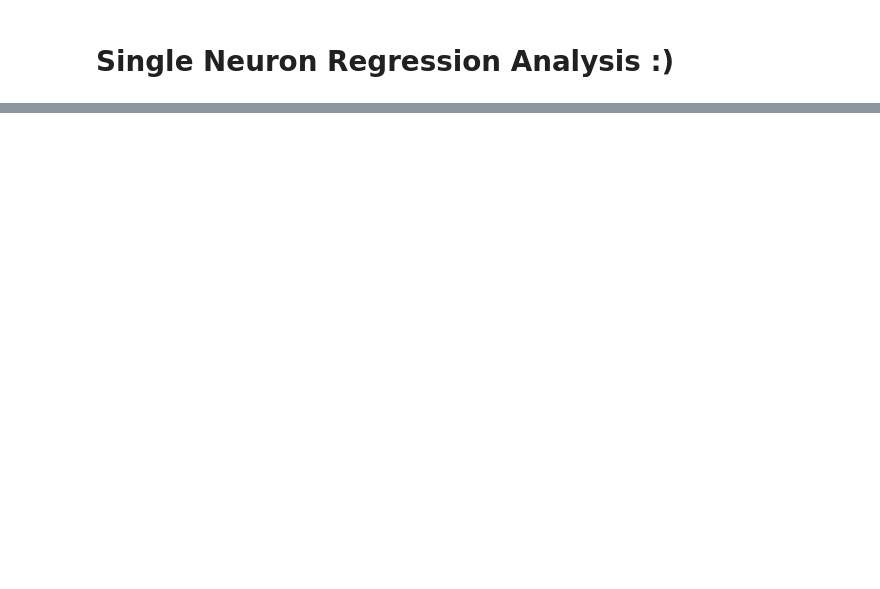
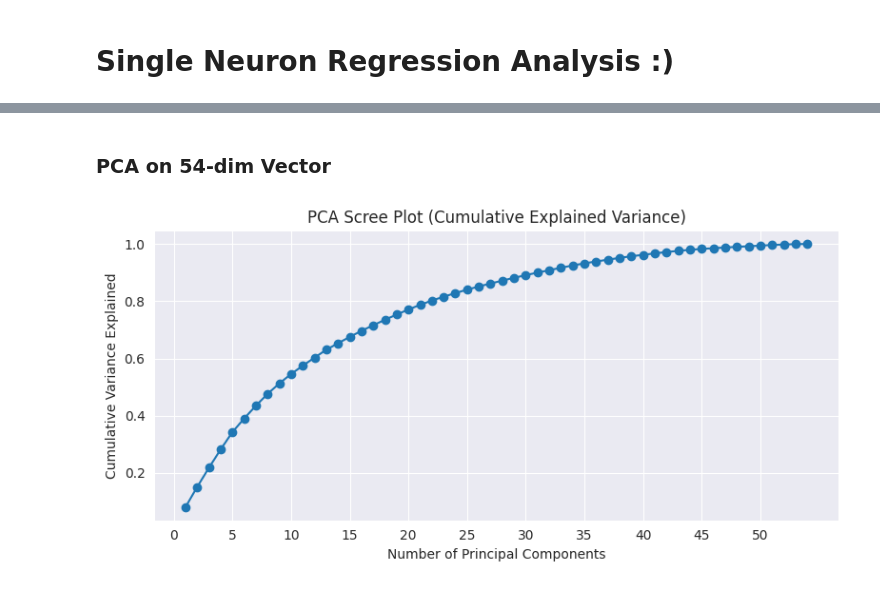
Before and after one commit to EdConnorLab/Julie, a Jupyter notebook: notebooks/single_neuron_regression_analysis.ipynb, the cells around one changed output, grey strips where cells are left out. Saved outputs shown, nothing was run; the diff lists cells and outputs as text; code cells hidden in the pictures; blank space fills up the shorter version.

```diff
--- a/notebooks/single_neuron_regression_analysis.ipynb
+++ b/notebooks/single_neuron_regression_analysis.ipynb
@@ -20,0 +77,23 @@ significant_results = significant_results[significant_results['p_value'] < 0.05]
+# %% [markdown]
+### PCA on 54-dim Vector
+# %%
+# PCA fitting for 54 vector
+pca = PCA()
+pca.fit(scaled_data)
+
+# Explained variance
+explained_var = pca.explained_variance_ratio_
+cumulative_var = np.cumsum(explained_var)
+
+# Scree plot
+plt.figure(figsize=(8, 4))
+plt.plot(range(1, len(explained_var) + 1), cumulative_var, marker='o')
+plt.title("PCA Scree Plot (Cumulative Explained Variance)")
+plt.xlabel("Number of Principal Components")
+plt.ylabel("Cumulative Variance Explained")
+plt.xticks(range(0, 55, 5))
+plt.grid(True)
+plt.tight_layout()
+plt.show()
+# %% [output]
+[figure, added]
```
Also changed, not shown: parts of 14 cells of this notebook, 1 other file.
